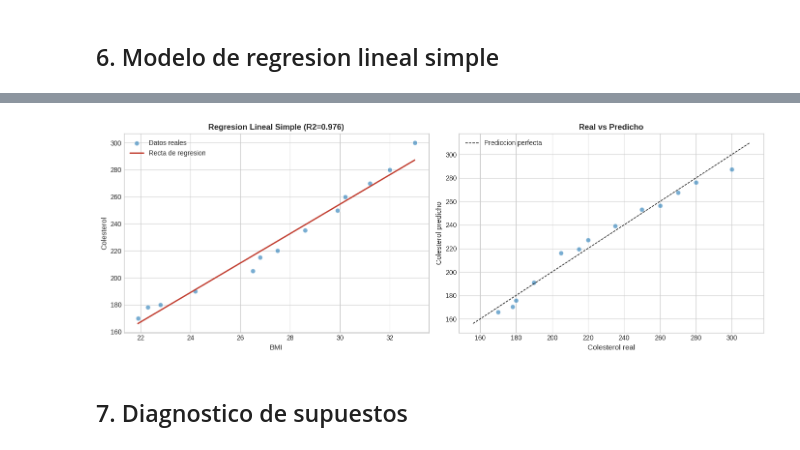
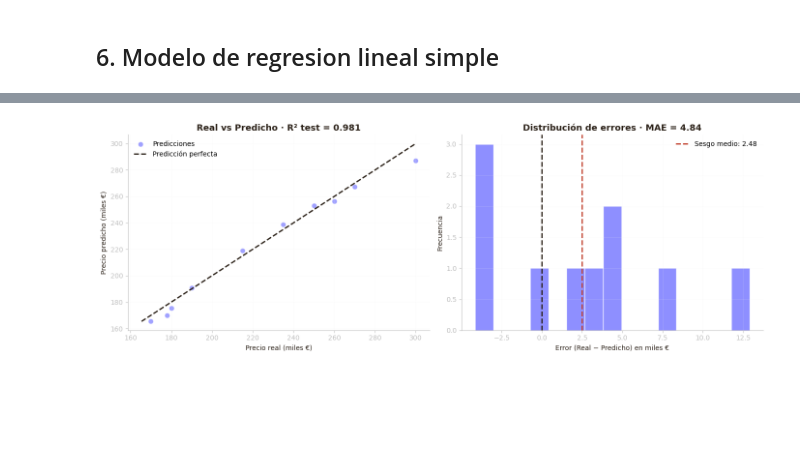
Before and after one commit to BORJAMOME/Data-Analytics-Portfolio, a Jupyter notebook: 03-Machine-Learning/01-supervisado/regresion/01-regresion-lineal-simple/02-salud/notebook.ipynb, the cells around one changed output, grey strips where cells are left out. Cells and saved outputs as stored; diff of their text form; code cells hidden in the pictures; blank space fills up the shorter version.

```diff
--- a/03-Machine-Learning/01-supervisado/regresion/01-regresion-lineal-simple/02-salud/notebook.ipynb
+++ b/03-Machine-Learning/01-supervisado/regresion/01-regresion-lineal-simple/02-salud/notebook.ipynb
@@ -64,0 +115,2 @@ Registros: 50 | Columnas: 11
+# %%
+data['smoking_num'] = data['smoking'].map({'No': 0, 'Yes': 1})
@@ -65,6 +119,8 @@ Registros: 50 | Columnas: 11
 # %%
+# Estadística descriptiva
+
 # Seleccionamos solo las columnas numericas relevantes
-cols_num = ["age", "bmi", "steps_per_day", "sleep_hours",
+cols_num = ["age", "bmi", "steps_per_day", "sleep_hours", "smoking_num",
             "alcohol_units_per_week", "heart_rate", "cholesterol"]
 data[cols_num].describe().round(2)
 # %% [output]
@@ -146,7 +663,7 @@ X = data[["bmi"]]
 y = data["cholesterol"]
 
 X_train, X_test, y_train, y_test = train_test_split(
-    X, y, test_size=0.25, random_state=42
+    X, y, test_size=0.20, random_state=42
 )
 
 print(f"Train: {X_train.shape[0]} registros")
@@ -199,27 +753,29 @@ Metricas de evaluacion:
 # %%
+# Visualizamos la calidad de predicción
 fig, axes = plt.subplots(1, 2, figsize=(14, 5))
 
-# Recta de regresion
-axes[0].scatter(X_test, y_test, alpha=0.6, label="Datos reales", edgecolors="white", s=50)
-x_line = np.linspace(X_test.min().values[0], X_test.max().values[0], 100).reshape(-1, 1)
-axes[0].plot(x_line, model.predict(x_line), color="#c0392b", linewidth=2, label="Recta de regresion")
-axes[0].set_xlabel("BMI", fontsize=11)
-axes[0].set_ylabel("Colesterol", fontsize=11)
-axes[0].set_title(f"Regresion Lineal Simple (R2={r2:.3f})", fontsize=12, fontweight="bold")
-axes[0].legend()
+# Real vs predicho
+axes[0].scatter(y_test, y_pred_test, color=PURPLE, alpha=0.7, s=60, edgecolor='white', linewidth=0.8, label='Predicciones')
+min_val, max_val = min(y_test.min(), y_pred_test.min()), max(y_test.max(), y_pred_test.max())
+axes[0].plot([min_val, max_val], [min_val, max_val], color=INK, linestyle='--', linewidth=2, label='Predicción perfecta')
+axes[0].set_xlabel('Precio real (miles €)')
+axes[0].set_ylabel('Precio predicho (miles €)')
+axes[0].set_title(f'Real vs Predicho · R² test = {r2_test:.3f}', color=INK)
+axes[0].legend(frameon=False)
+axes[0].grid(True, alpha=0.3)
 
-# Real vs Predicho
-axes[1].scatter(y_test, y_pred, alpha=0.6, edgecolors="white", s=50)
-lims = [min(y_test.min(), y_pred.min())-10, max(y_test.max(), y_pred.max())+10]
-axes[1].plot(lims, lims, "k--", linewidth=1, label="Prediccion perfecta")
-axes[1].set_xlabel("Colesterol real", fontsize=11)
-axes[1].set_ylabel("Colesterol predicho", fontsize=11)
-axes[1].set_title("Real vs Predicho", fontsize=12, fontweight="bold")
-axes[1].legend()
+# Errores de predicción
+errores_test = y_test - y_pred_test
+axes[1].hist(errores_test, bins=15, color=PURPLE, edgecolor='white', alpha=0.85)
+axes[1].axvline(0, color=INK, linestyle='--', linewidth=2)
+axes[1].axvline(errores_test.mean(), color=RED, linestyle='--', linewidth=2, label=f'Sesgo medio: {errores_test.mean():.2f}')
+axes[1].set_xlabel('Error (Real − Predicho) en miles €')
+axes[1].set_ylabel('Frecuencia')
+axes[1].set_title(f'Distribución de errores · MAE = {mean_absolute_error(y_test, y_pred_test):.2f}', color=INK)
+axes[1].legend(frameon=False)
+axes[1].grid(True, alpha=0.3)
 
 plt.tight_layout()
 plt.show()
 # %% [output]
-[figure, old version]
+[figure, new version]
-# %% [markdown]
-## 7. Diagnostico de supuestos
```
Also changed, not shown: parts of 49 cells of this notebook, 1 other file.
